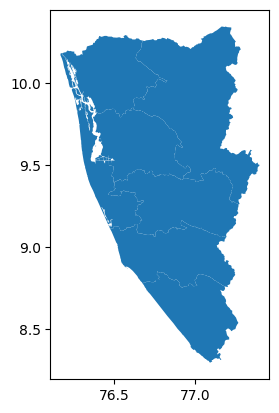
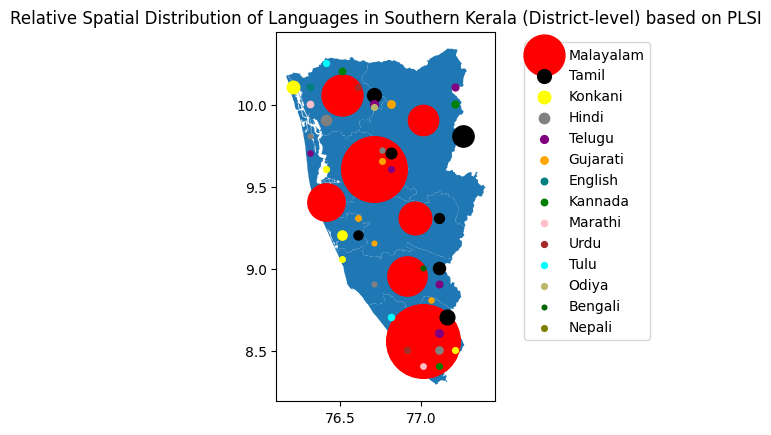
The change to this notebook cell's code, shown as a diff; its figure went from the first image to the second:
--- before
+++ after
@@ -5,5 +5,5 @@
 # kerala.plot()
 
-lower_half_df.plot(ax=ax)
+upper_half_districts.plot(ax=ax)
 # for each dataframe (df_kasara, df_kannur) 
 for dataframe in lower_half_df: 
@@ -29,3 +29,3 @@
 
 ax.legend(bbox_to_anchor=(1.1, .99))
-ax.set_title("Relative Spatial Distribution of Languages in Southern Kerala (District-level)", fontsize=12)
+ax.set_title("Relative Spatial Distribution of Languages in Southern Kerala (District-level) based on PLSI", fontsize=12)

Commit: Add files via upload